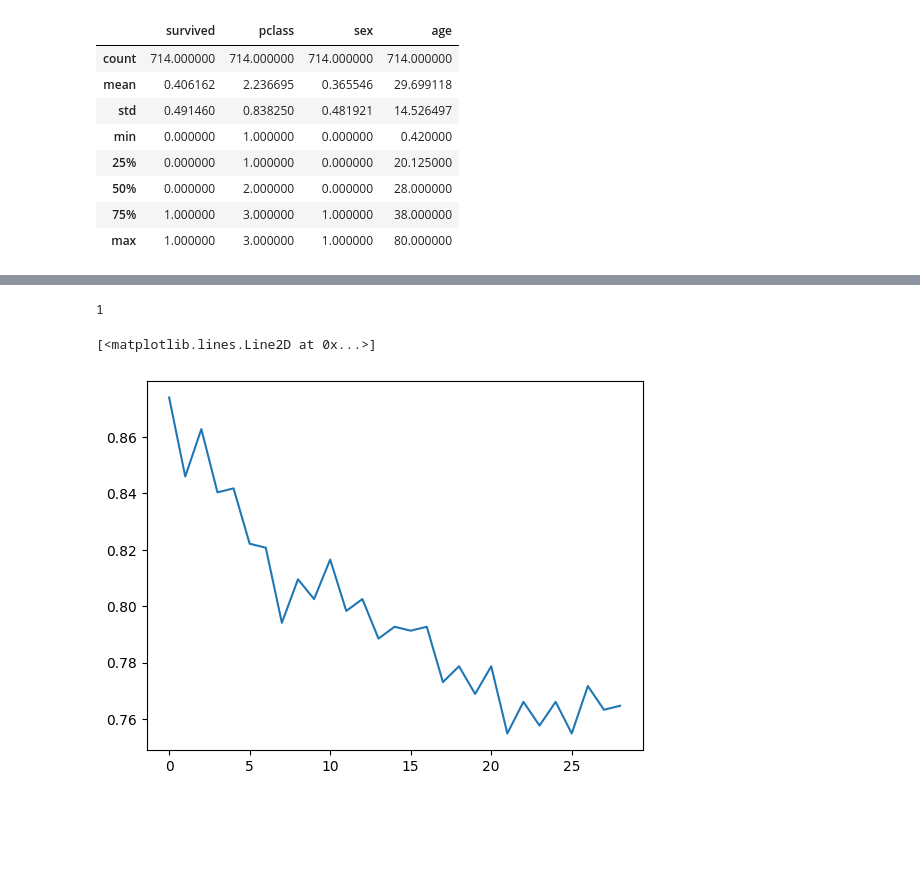
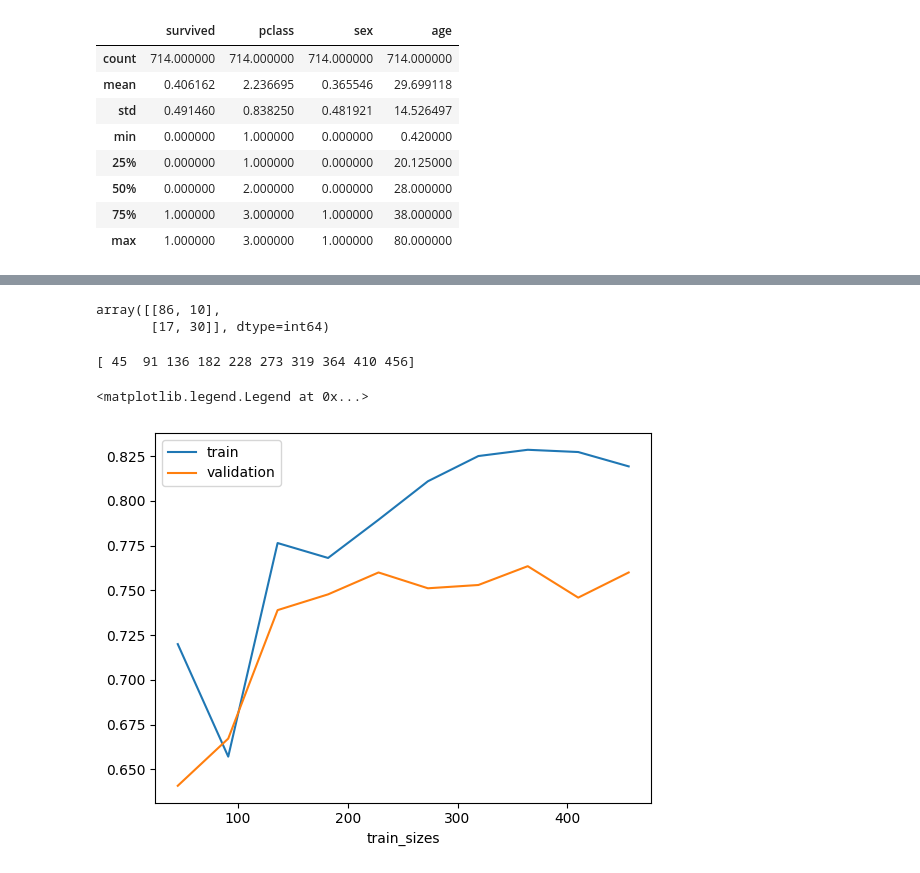
Before and after one commit to marcottemickyncrea/PythonWork, a Jupyter notebook: machine_learning_apprentissage_supervisé-classification-titanic copy.ipynb, the cells around one changed output, grey strips where cells are left out. Cells and saved outputs as stored; diff of their text form; code cells hidden in the pictures; blank space fills up the shorter version.

```diff
--- a/machine_learning_apprentissage_supervisé-classification-titanic copy.ipynb
+++ b/machine_learning_apprentissage_supervisé-classification-titanic copy.ipynb
@@ -82,22 +103,0 @@ Toi, tu crèves
-# %%
-import matplotlib.pyplot as plt
-
-score = []
-best_k = 1
-best_score = 0
-
-for k in range(best_k, 30):
-    model = KNeighborsClassifier(n_neighbors=k)
-    model.fit(X, y)
-    score.append(model.score(X, y))
-
-    if best_score < model.score(X, y):
-        best_k = k
-        best_score = model.score(X, y)
-
-print(best_k)
-plt.plot(score)
-# %% [output]
-1
-[<matplotlib.lines.Line2D at 0x...>]
-[figure, removed]
@@ -103,0 +106,5 @@ plt.plot(score)
+# %%
+confusion_matrix(y_test, model.predict(X_test))
+# %% [output]
+array([[86, 10],
+       [17, 30]], dtype=int64)
@@ -103,0 +113,12 @@ plt.plot(score)
+# %%
+N, train_score, val_score = learning_curve(model, X_train, y_train,
+                                            train_sizes=np.linspace(0.1, 1.0, 10), cv = 5)
+print(N)
+plt.plot(N, train_score.mean(axis=1), label='train')
+plt.plot(N, val_score.mean(axis= 1), label='validation')
+plt.xlabel('train_sizes')
+plt.legend()
+# %% [output]
+[ 45  91 136 182 228 273 319 364 410 456]
+<matplotlib.legend.Legend at 0x...>
+[figure, added]
```
Also changed, not shown: parts of 16 cells of this notebook, 6 other files.
